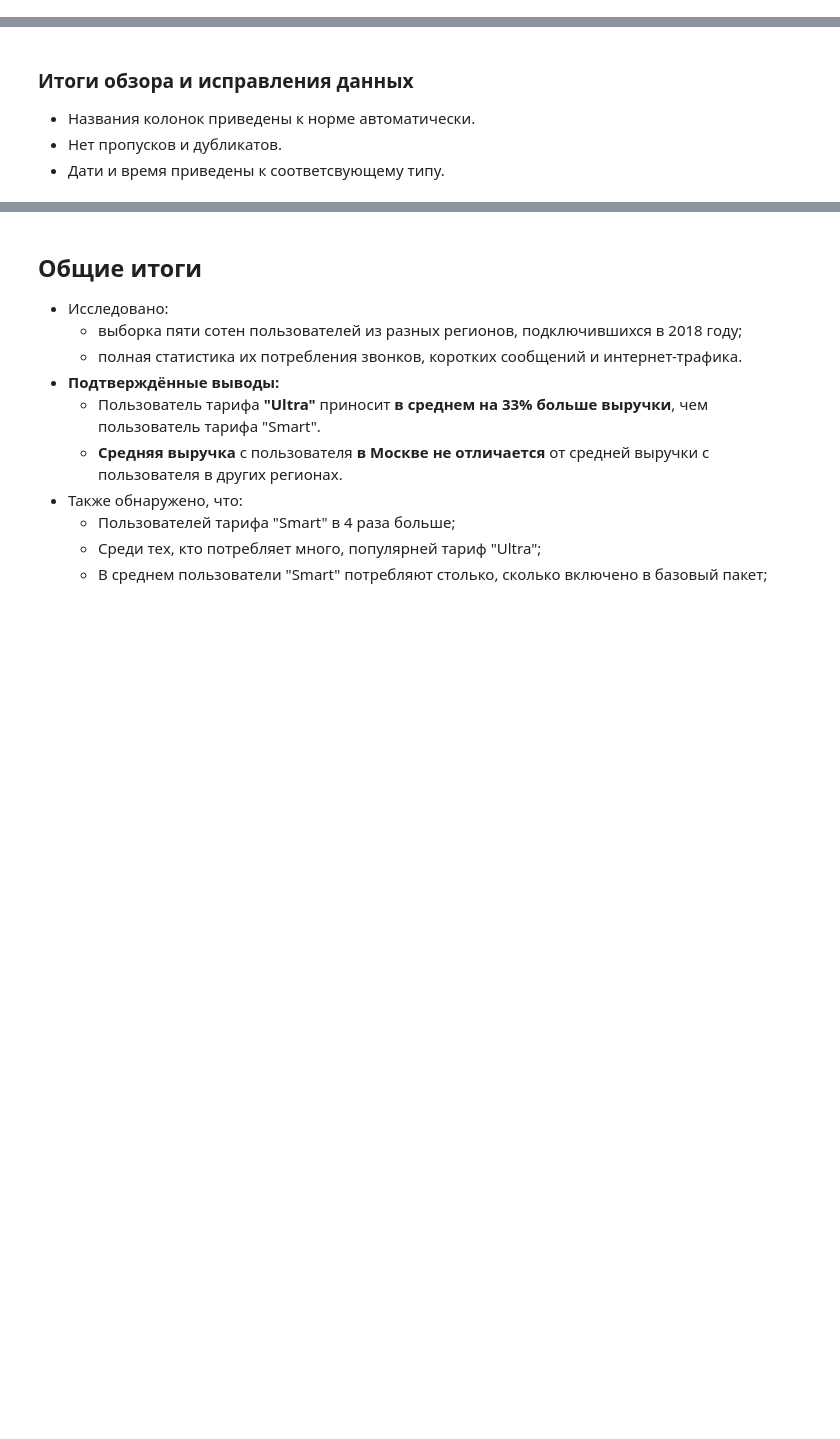
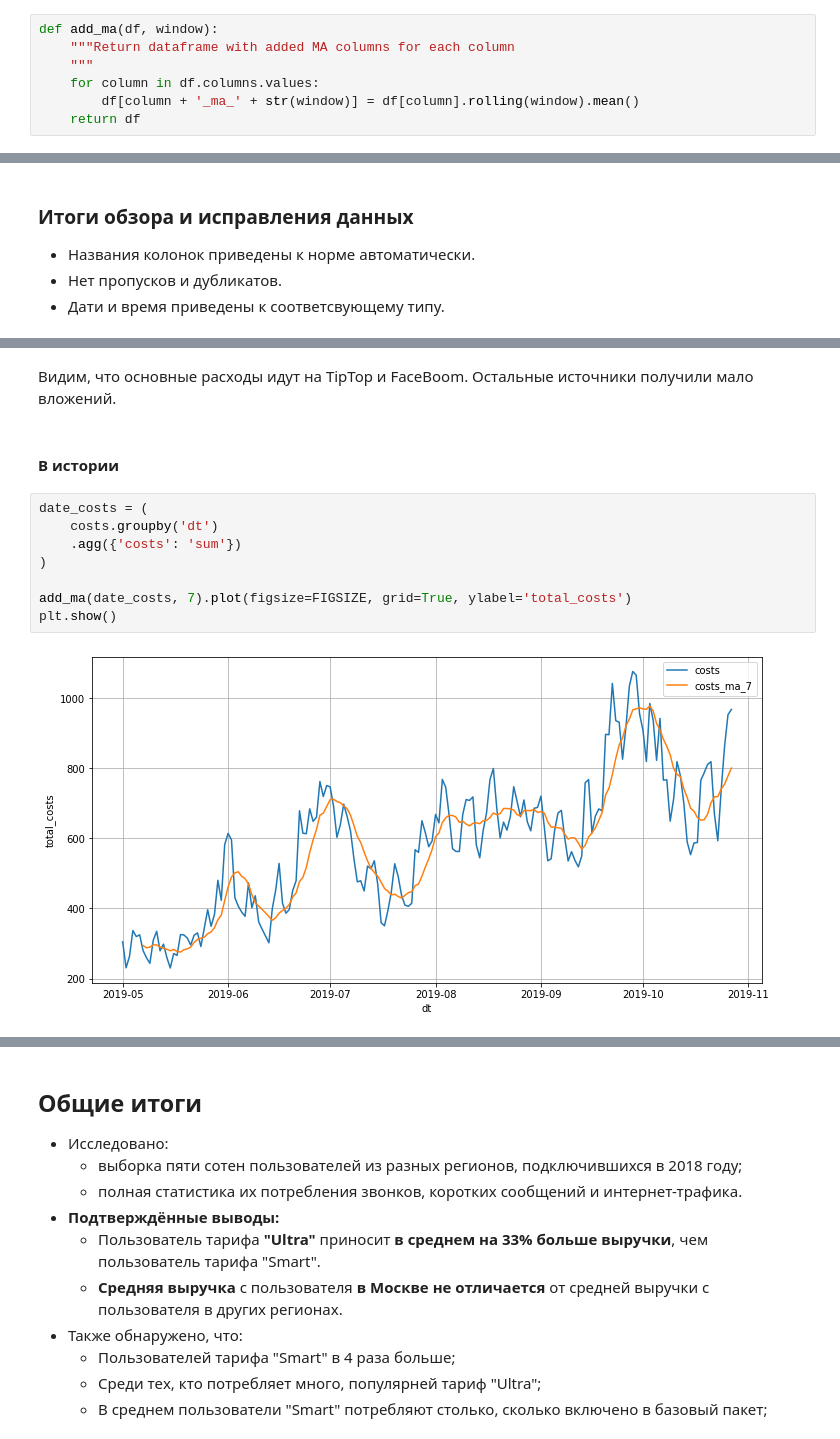
Before and after one commit to okeangel/da_portfolio, a Jupyter notebook: portfolio/week_14_marketing.ipynb, the cells around one changed output, grey strips where cells are left out. Drawn from its saved outputs; the diff is of its cells as text; blank space fills up the shorter version.

```diff
--- a/portfolio/week_14_marketing.ipynb
+++ b/portfolio/week_14_marketing.ipynb
@@ -183,0 +191,7 @@ def fillnaby(data, column, groupby, func='median'):
+# %%
+def add_ma(df, window):
+    """Return dataframe with added MA columns for each column
+    """
+    for column in df.columns.values:
+        df[column + '_ma_' + str(window)] = df[column].rolling(window).mean()
+    return df
@@ -473,0 +1133,14 @@ memory usage: 42.3+ KB
+# %% [markdown]
+Видим, что основные расходы идут на TipTop и FaceBoom. Остальные источники получили мало вложений.
+# %% [markdown]
+#### В истории
+# %%
+date_costs = (
+    costs.groupby('dt')
+    .agg({'costs': 'sum'})
+)
+
+add_ma(date_costs, 7).plot(figsize=FIGSIZE, grid=True, ylabel='total_costs')
+plt.show()
+# %% [output]
+[figure, added]
```
Also changed, not shown: parts of 56 cells of this notebook, 2 other files.
